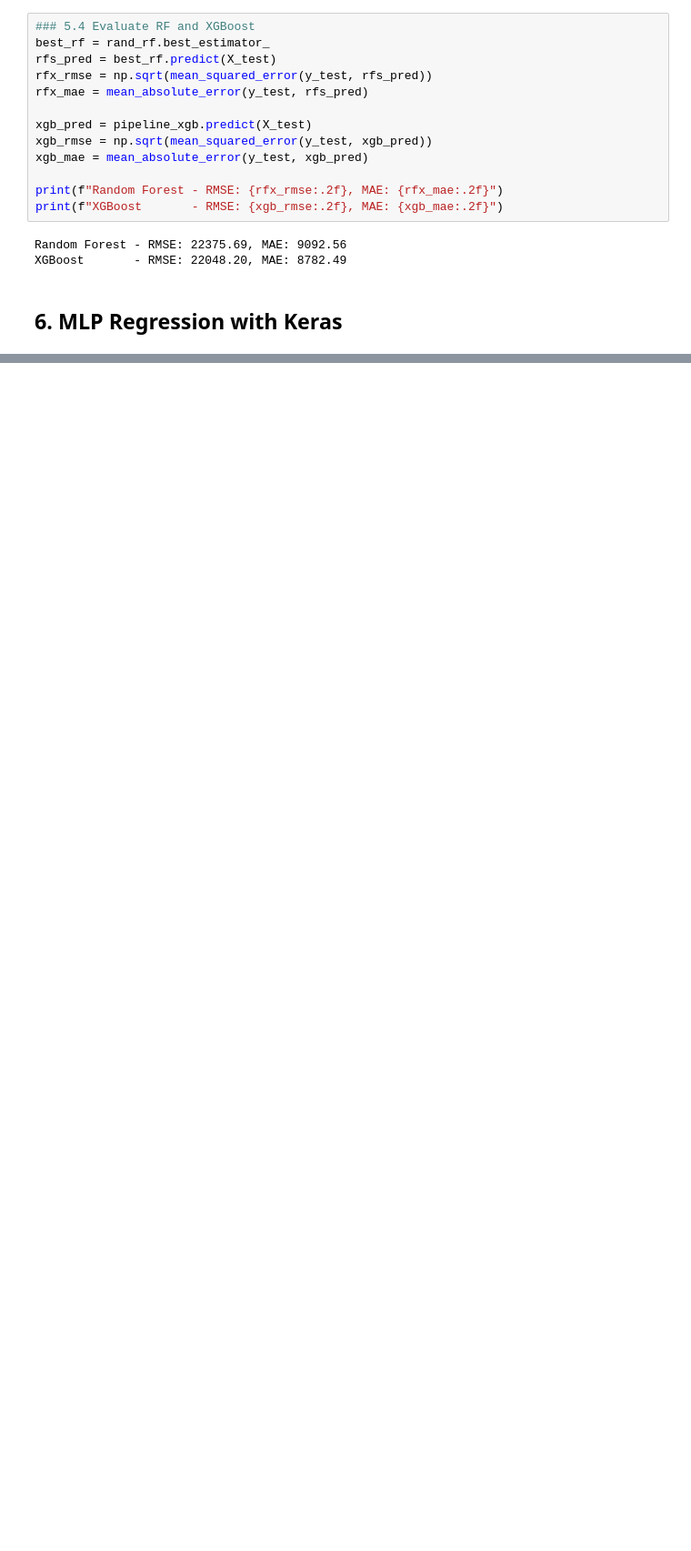
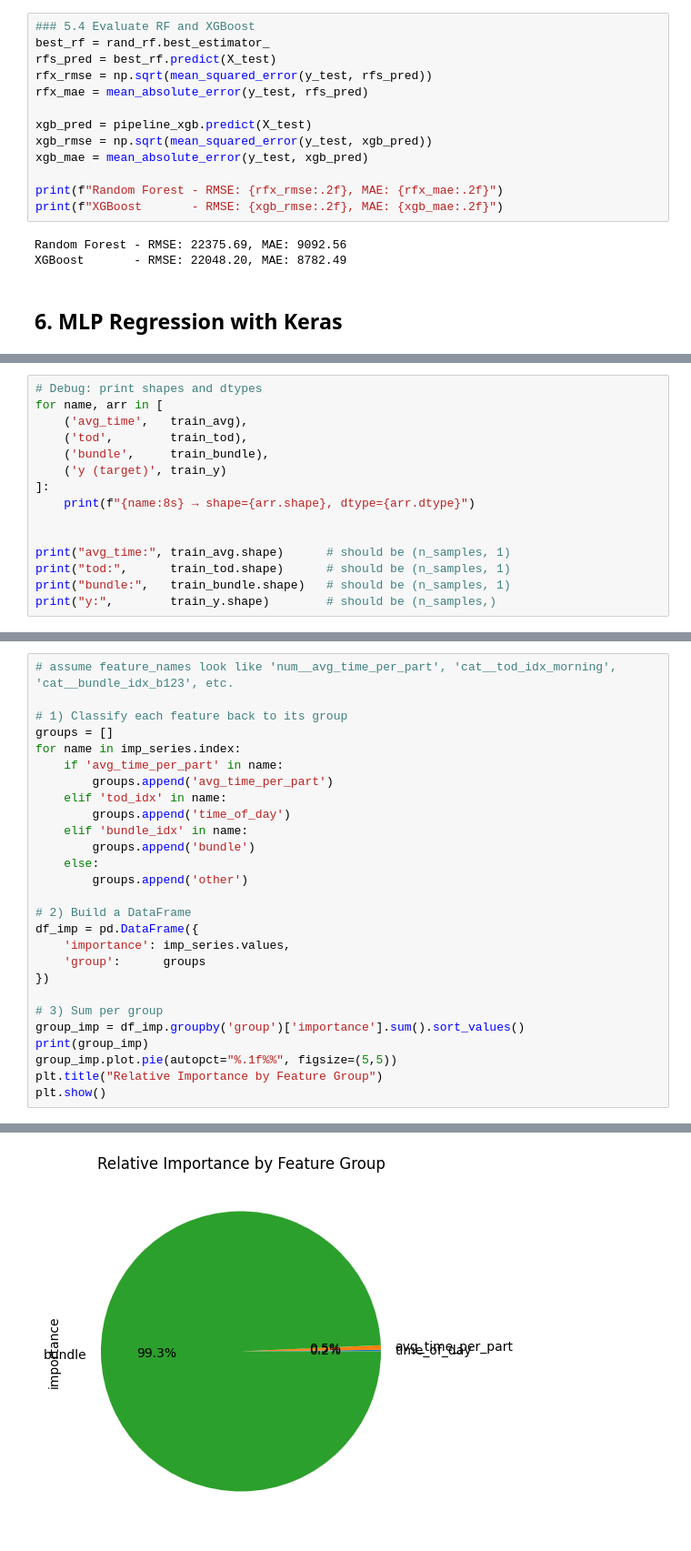
Before and after one commit to MoStrick/CapstoneProject_LearningPatterns, a Jupyter notebook: ML_Response_Time_Regression.ipynb, the cells around one changed output, grey strips where cells are left out. Shown: that part at 91% size. Drawn from its saved outputs; the diff is of its cells as text; blank space fills up the shorter version.

```diff
--- a/ML_Response_Time_Regression.ipynb
+++ b/ML_Response_Time_Regression.ipynb
@@ -316,0 +310,15 @@ plt.show()
+# %%
+# Debug: print shapes and dtypes
+for name, arr in [
+    ('avg_time',   train_avg),
+    ('tod',        train_tod),
+    ('bundle',     train_bundle),
+    ('y (target)', train_y)
+]:
+    print(f"{name:8s} → shape={arr.shape}, dtype={arr.dtype}")
+
+
+print("avg_time:", train_avg.shape)      # should be (n_samples, 1)
+print("tod:",      train_tod.shape)      # should be (n_samples, 1)
+print("bundle:",   train_bundle.shape)   # should be (n_samples, 1)
+print("y:",        train_y.shape)        # should be (n_samples,)
@@ -347,0 +438,28 @@ plt.show()
+# %%
+# assume feature_names look like 'num__avg_time_per_part', 'cat__tod_idx_morning', 'cat__bundle_idx_b123', etc.
+
+# 1) Classify each feature back to its group
+groups = []
+for name in imp_series.index:
+    if 'avg_time_per_part' in name:
+        groups.append('avg_time_per_part')
+    elif 'tod_idx' in name:
+        groups.append('time_of_day')
+    elif 'bundle_idx' in name:
+        groups.append('bundle')
+    else:
+        groups.append('other')
+
+# 2) Build a DataFrame
+df_imp = pd.DataFrame({
+    'importance': imp_series.values,
+    'group':      groups
+})
+
+# 3) Sum per group
+group_imp = df_imp.groupby('group')['importance'].sum().sort_values()
+print(group_imp)
+group_imp.plot.pie(autopct="%.1f%%", figsize=(5,5))
+plt.title("Relative Importance by Feature Group")
+plt.show()
+# %% [output]
@@ -347,0 +471 @@ plt.show()
+[figure, added]
```
Also changed, not shown: parts of 44 cells of this notebook, 1 other file.
